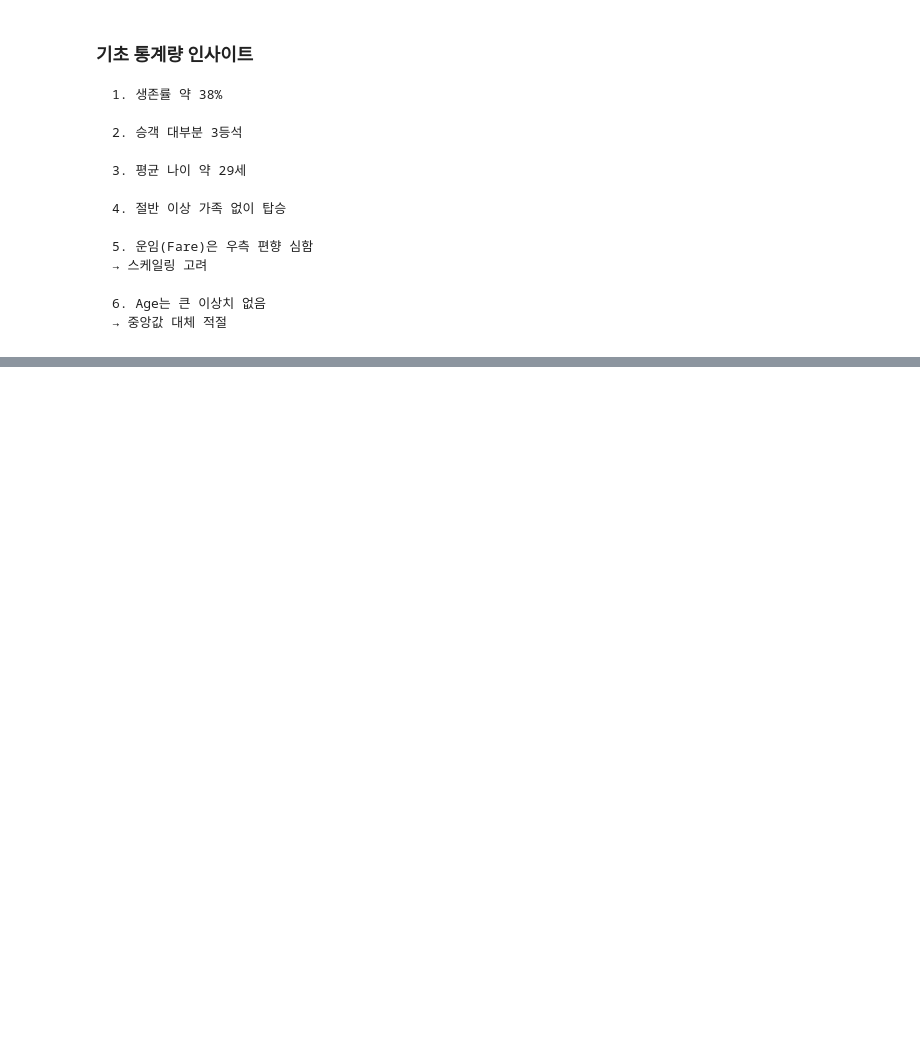
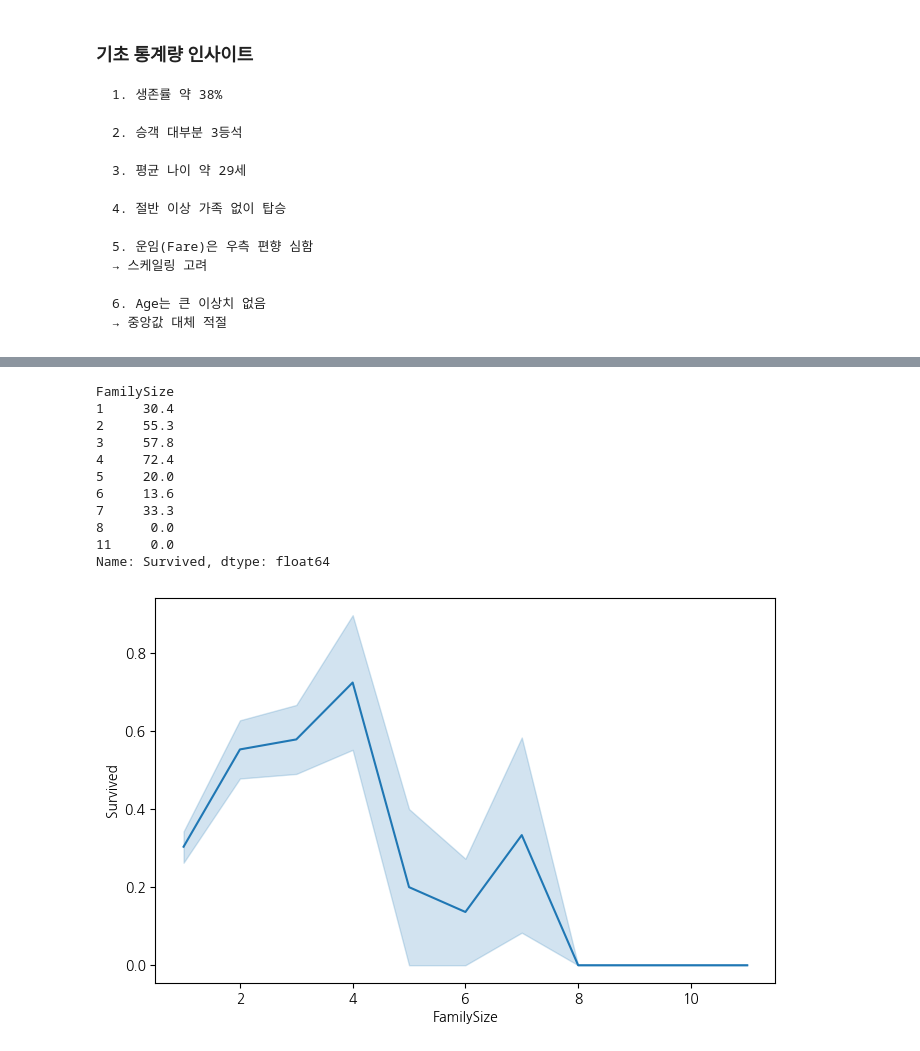
Before and after one commit to nqwrt/Gwangju-AI-Academy, a Jupyter notebook: 데이터시각화/데이터분석-4기-2025-08-07/2025-08-19/01-데이터분석-탐색적(EDA)분석.ipynb, the cells around one changed output, grey strips where cells are left out. Cells and saved outputs as stored; diff of their text form; code cells hidden in the pictures; blank space fills up the shorter version.

```diff
--- a/데이터시각화/데이터분석-4기-2025-08-07/2025-08-19/01-데이터분석-탐색적(EDA)분석.ipynb
+++ b/데이터시각화/데이터분석-4기-2025-08-07/2025-08-19/01-데이터분석-탐색적(EDA)분석.ipynb
@@ -9,8 +35,8 @@ import seaborn as sns
 import matplotlib.pyplot as plt
 import missingno as msno
 
-plt.rc('font', family='Malgun Gothic')
-plt.rc('axes', unicode_minus=False)
+# plt.rc('font', family='Malgun Gothic')
+# plt.rc('axes', unicode_minus=False)
 
 import warnings
 warnings.filterwarnings(action='ignore')
@@ -50,7 +76,7 @@ msno.matrix(df_train)
 
 df_train["Age"]=df_train["Age"].fillna(df_train["Age"].median())
 
-df_train["Embarked"]=df["Embarked"].fillna(
+df_train["Embarked"]=df_train["Embarked"].fillna(
     df_train["Embarked"].mode()[0]
 )
 
@@ -505,10 +531,10 @@ df_train
 #    viii) 그룹기반
 
 #    ix) 범주형 인코딩 (원핫인코딩)
-df_train = pd.get_dummies(
-    df_train,
-    drop_first=True
-)
+# df_train = pd.get_dummies(
+#     df_train,
+#     drop_first=True
+# )
 #
 # %% [markdown]
 # 3. EDA (탐색적 데이터 분석)
@@ -1026,0 +1245,36 @@ SyntaxError: invalid character '↓' (U+2193) (3177670089.py, line 14)
+# %%
+# FamilySize ↔ Survived
+
+df_train["FamilySize"] = (
+df_train["SibSp"]
++
+df_train["Parch"]
++1
+)
+# %%
+result = (df_train.groupby("FamilySize")["Survived"].mean()*100)
+print(result.round(1))
+
+plt.figure(
+    figsize=(8,5)
+)
+
+ax = sns.lineplot(x="FamilySize",y="Survived",data=df_train)
+
+plt.show()
+# 혼자 탑승 시 생존률 낮음
+# 2~4명 가족이 높음
+# 가족이 너무 많으면 감소
+# %% [output]
+FamilySize
+1     30.4
+2     55.3
+3     57.8
+4     72.4
+5     20.0
+6     13.6
+7     33.3
+8      0.0
+11     0.0
+Name: Survived, dtype: float64
+[figure, added]
```
Also changed, not shown: parts of 16 cells of this notebook.
